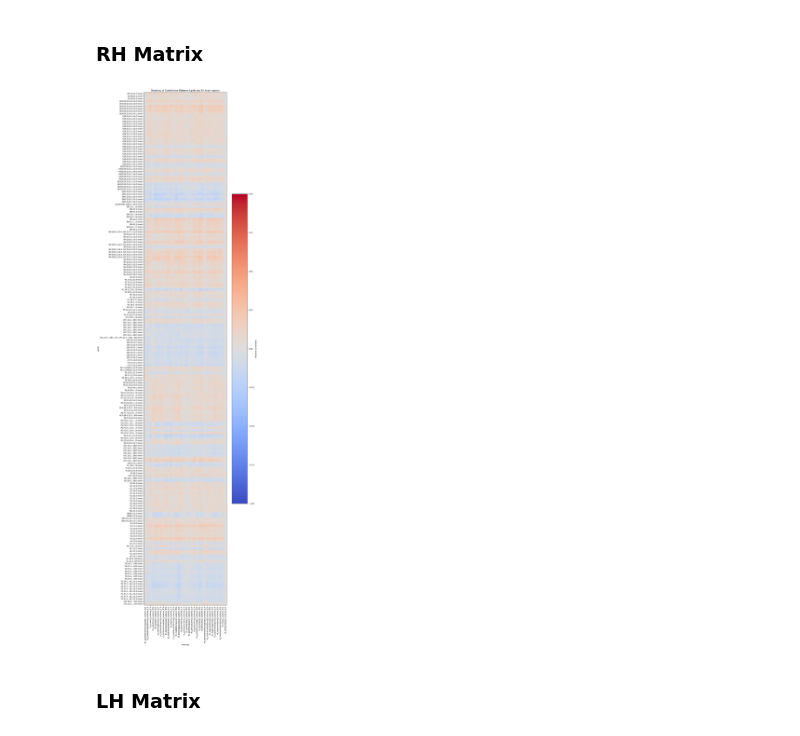
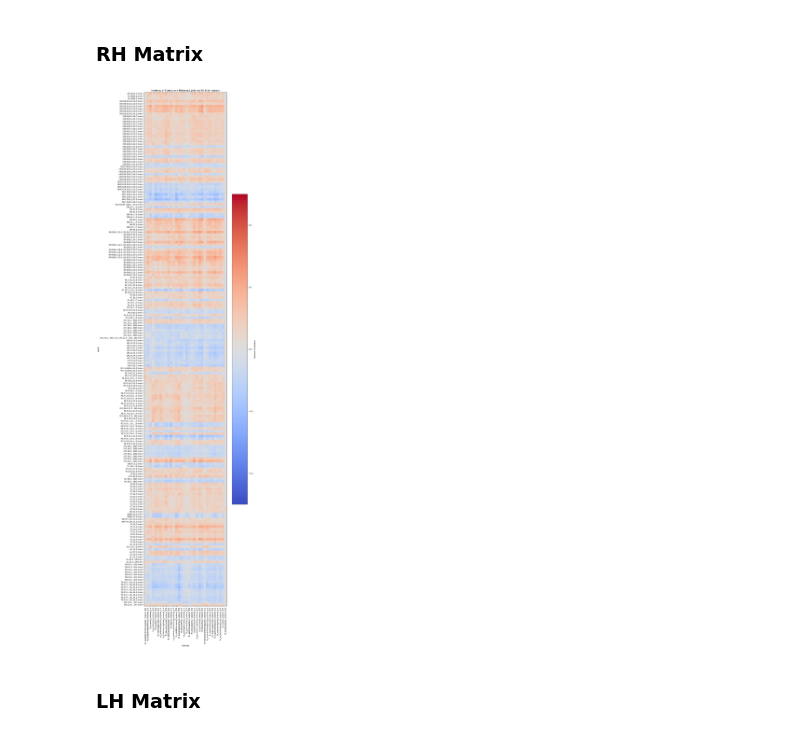
Before and after one commit to ciaranmcevoy07/Tese_Ciaran_McEvoy, a Jupyter notebook: Correlations.ipynb, the cells around one changed output. Cells and saved outputs as stored; diff of their text form; code cells hidden in the pictures.

```diff
--- a/Correlations.ipynb
+++ b/Correlations.ipynb
@@ -412,35 +412,35 @@ row_averages = np.nanmean(correlation_matrix, axis=1)
 filtered_indices = (row_averages > 0.05) | (row_averages < -0.05)
 filtered_table = table[filtered_indices]
 filtered_correlation_matrix = filtered_table.drop(columns=['Lipids']).values
 
 # Create the heatmap with filtered data
 fig, ax = plt.subplots(figsize=(10, 50))
-heatplot = ax.imshow(filtered_correlation_matrix, cmap='coolwarm', aspect='auto', vmin=-1, vmax=1)
+heatplot = ax.imshow(filtered_correlation_matrix, cmap='coolwarm', aspect='auto', vmin=-0.5, vmax=0.5)
 
 # Set the tick labels
 ax.set_xticks(np.arange(len(dataset.columns[1703:1735])))
 ax.set_yticks(np.arange(len(filtered_table)))
 ax.set_xticklabels(dataset.columns[1703:1735], rotation=90)
 ax.set_yticklabels(filtered_table['Lipids'])
 
 # Set the tick spacing
 tick_spacing = 1
 ax.xaxis.set_major_locator(ticker.MultipleLocator(tick_spacing))
 ax.yaxis.set_major_locator(ticker.MultipleLocator(tick_spacing))
 
 # Set titles and labels
 ax.set_title("Heatmap of Correlations Between Lipids and Rh brain regions")
 ax.set_xlabel('Volumes')
 ax.set_ylabel('Lipids')
 
 # Add a color bar to the heatmap
 cbar = fig.colorbar(heatplot, ax=ax)
 cbar.set_label('Pearson Correlation')
 
 # Show the plot
 plt.show()
 # %% [output]
-[figure, old version]
+[figure, new version]
 # %% [markdown]
 ### LH Matrix
 # %%
```
Also changed, not shown: parts of 1 cell of this notebook.
